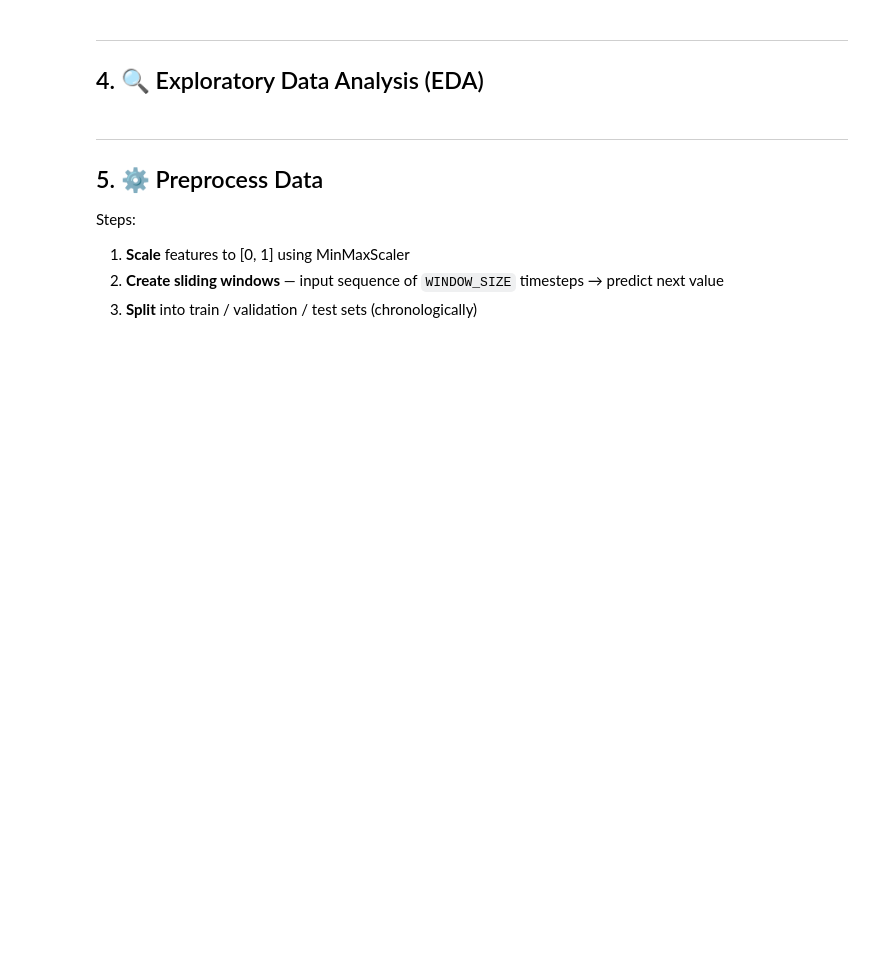
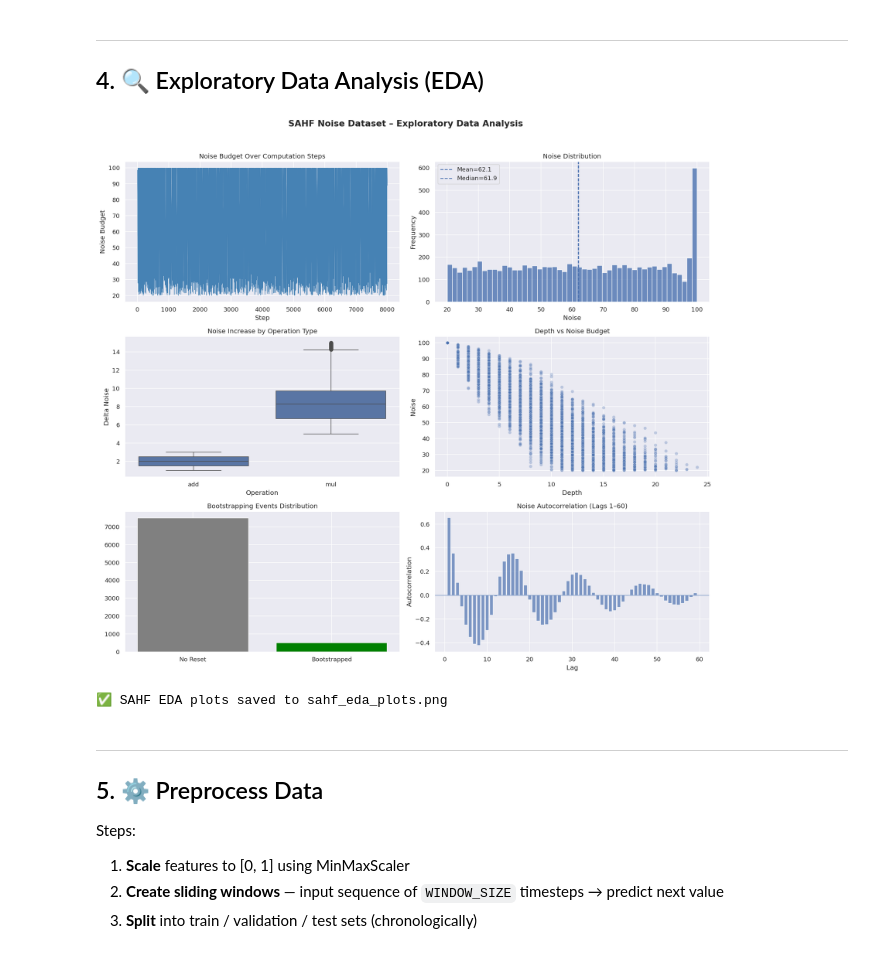
Before and after one commit to harishy0406/Self-AdaptiveFHE-Net, a Jupyter notebook: Time_Series_Forecasting_LSTM.ipynb, the cells around one changed output. Saved outputs shown, nothing was run; the diff lists cells and outputs as text; code cells hidden in the pictures; blank space fills up the shorter version.

```diff
--- a/Time_Series_Forecasting_LSTM.ipynb
+++ b/Time_Series_Forecasting_LSTM.ipynb
@@ -202,3 +234,61 @@ print("✅ EDA plots saved to eda_plots.png")
+# %%
+# ── SAHF Dataset – Exploratory Data Analysis ───────────────────────────────────
+import matplotlib.pyplot as plt
+import seaborn as sns
+
+fig, axes = plt.subplots(3, 2, figsize=(16, 14))
+fig.suptitle('SAHF Noise Dataset – Exploratory Data Analysis', fontsize=16, fontweight='bold', y=1.02)
+
+# 1. Noise over time
+ax = axes[0, 0]
+ax.plot(df['step'], df['noise_budget'], color='steelblue', linewidth=0.8)
+ax.set_title('Noise Budget Over Computation Steps')
+ax.set_xlabel('Step'); ax.set_ylabel('Noise Budget')
+
+# 2. Noise distribution
+ax = axes[0, 1]
+ax.hist(df['noise_budget'], bins=50, alpha=0.8)
+ax.axvline(df['noise_budget'].mean(), linestyle='--', label=f"Mean={df['noise_budget'].mean():.1f}")
+ax.axvline(df['noise_budget'].median(), linestyle='--', label=f"Median={df['noise_budget'].median():.1f}")
+ax.set_title('Noise Distribution')
+ax.set_xlabel('Noise'); ax.set_ylabel('Frequency')
+ax.legend()
+
+# 3. Operation impact on noise
+ax = axes[1, 0]
+sns.boxplot(x='operation', y='delta_noise', data=df, ax=ax)
+ax.set_title('Noise Increase by Operation Type')
+ax.set_xlabel('Operation'); ax.set_ylabel('Delta Noise')
+
+# 4. Depth vs Noise
+ax = axes[1, 1]
+sns.scatterplot(x='depth', y='noise_budget', data=df, alpha=0.3, ax=ax)
+ax.set_title('Depth vs Noise Budget')
+ax.set_xlabel('Depth'); ax.set_ylabel('Noise')
+
+# 5. Bootstrapping events
+ax = axes[2, 0]
+bootstrap_counts = df['bootstrapped'].value_counts()
+ax.bar(['No Reset', 'Bootstrapped'], bootstrap_counts, color=['gray','green'])
+ax.set_title('Bootstrapping Events Distribution')
+
+# 6. Autocorrelation (noise)
+ax = axes[2, 1]
+lags = range(1, 60)
+autocorr = [df['noise_budget'].autocorr(lag=l) for l in lags]
+ax.bar(lags, autocorr, alpha=0.7)
+ax.axhline(0, linewidth=0.8)
+ax.set_title('Noise Autocorrelation (Lags 1–60)')
+ax.set_xlabel('Lag'); ax.set_ylabel('Autocorrelation')
+
+plt.tight_layout()
+plt.savefig('sahf_eda_plots.png', bbox_inches='tight')
+plt.show()
+
+print("✅ SAHF EDA plots saved to sahf_eda_plots.png")
+# %% [output]
+[figure, added]
+✅ SAHF EDA plots saved to sahf_eda_plots.png
 # %% [markdown]
 ---
 ## 5. ⚙️ Preprocess Data <a name="5"></a>
```
Also changed, not shown: parts of 21 cells of this notebook.
